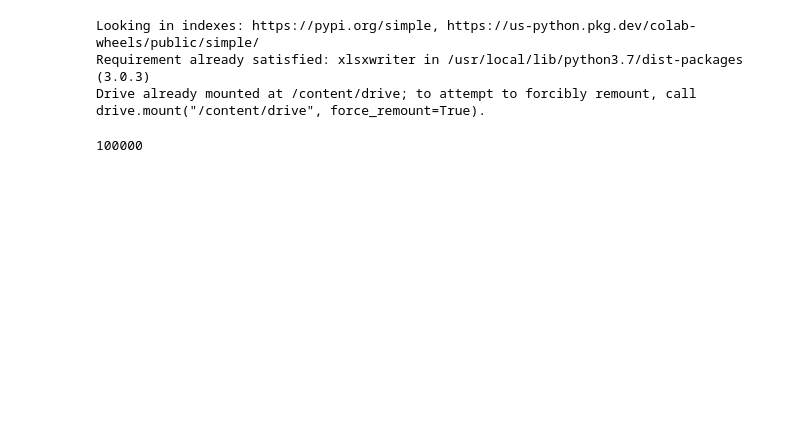
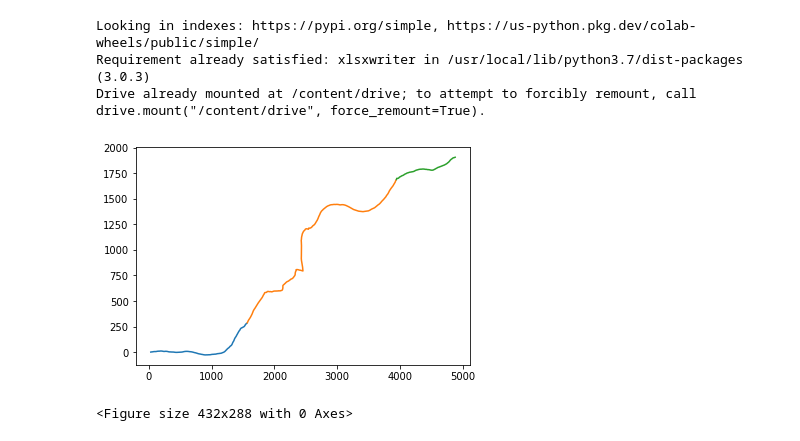
Before and after one commit to cikufa/lateralcontrol_1, a Jupyter notebook: terminate.ipynb, the cells around one changed output. Cells and saved outputs as stored; diff of their text form; code cells hidden in the pictures; blank space fills up the shorter version.

```diff
--- a/terminate.ipynb
+++ b/terminate.ipynb
@@ -369,20 +357,18 @@ class lateralenv:
 # %%
 import pandas as pd
 from google.colab import files
 import io
 
 uploaded = 'drive/MyDrive/RL_lane_following_debug/Chaos-generted road.csv'
 road = pd.read_csv(uploaded).to_numpy()
-# r= road[0:100, :]
-# plt.plot(r[:,0], r[:,1])
-# print(r[0,0])
-print(road.shape[0])
-
-# print(discrete_road_np.shape)
-# plt.plot(discrete_road_np[:,0], discrete_road_np[:,1])
-# plt.show()
+plt.plot(road[0:114,0],road[0:114,1])
+plt.plot(road[114:350,0], road[114:350,1])
+plt.plot(road[350:423,0], road[350:423,1])
+plt.show()
+plt.savefig('drive/MyDrive/RL_lane_following_debug/tets.png')
 # %% [output]
+[figure, added]
-100000
+<Figure size 432x288 with 0 Axes>
 # %%
 import warnings
 warnings.filterwarnings("ignore")
```
Also changed, not shown: parts of 2 cells of this notebook.
